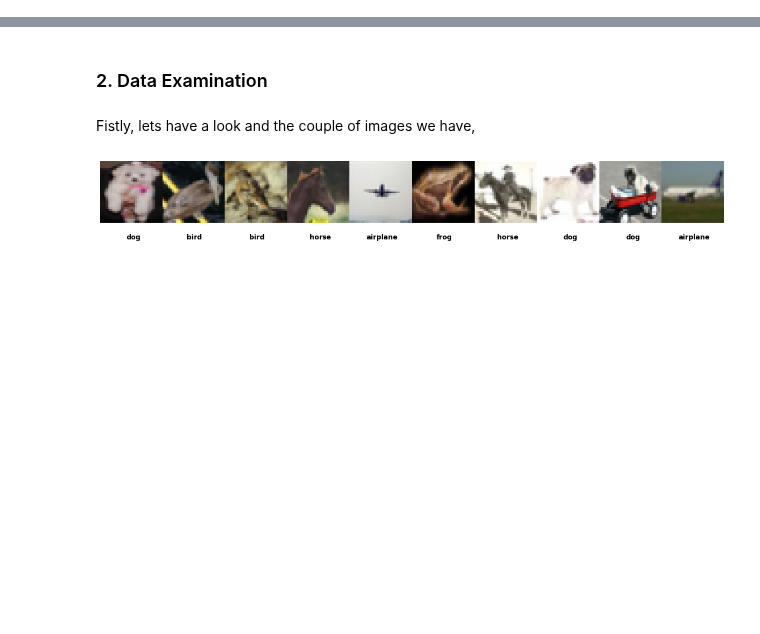
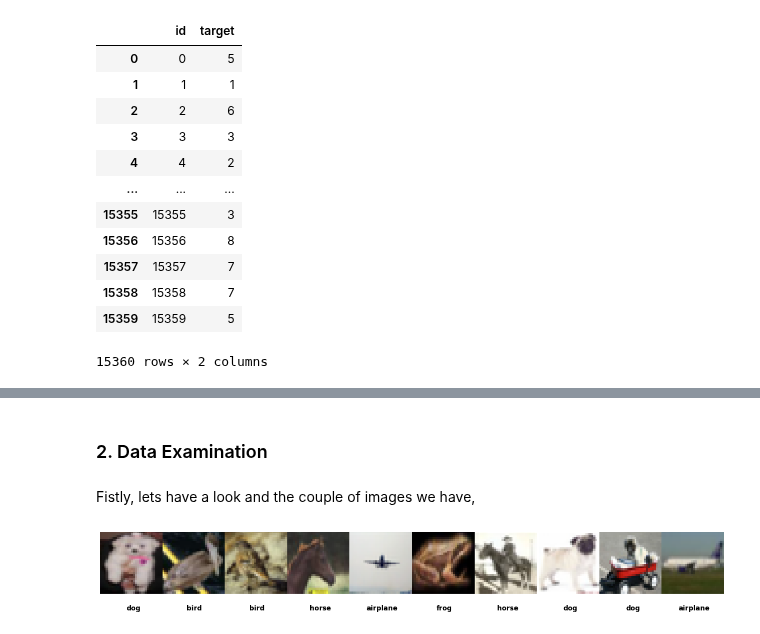
Before and after one commit to KassenBoyaubay/MPA-MLF-Exercises, a Jupyter notebook: Miniproject/Miniproject.ipynb, the cells around one changed output, grey strips where cells are left out. Drawn from its saved outputs; the diff is of its cells as text; code cells hidden in the pictures; blank space fills up the shorter version.

```diff
--- a/Miniproject/Miniproject.ipynb
+++ b/Miniproject/Miniproject.ipynb
@@ -38,0 +103,16 @@ labels = {0:'airplane',1:'automobile',2:'bird',3:'cat',4:'deer',5:'dog',6:'frog'
+# %%
+y_train
+# %% [output]
+|  | id | target |
+| 0 | 0 | 5 |
+| 1 | 1 | 1 |
+| 2 | 2 | 6 |
+| 3 | 3 | 3 |
+| 4 | 4 | 2 |
+| ... | ... | ... |
+| 15355 | 15355 | 3 |
+| 15356 | 15356 | 8 |
+| 15357 | 15357 | 7 |
+| 15358 | 15358 | 7 |
+| 15359 | 15359 | 5 |
+15360 rows × 2 columns
```
Also changed, not shown: parts of 22 cells of this notebook.
